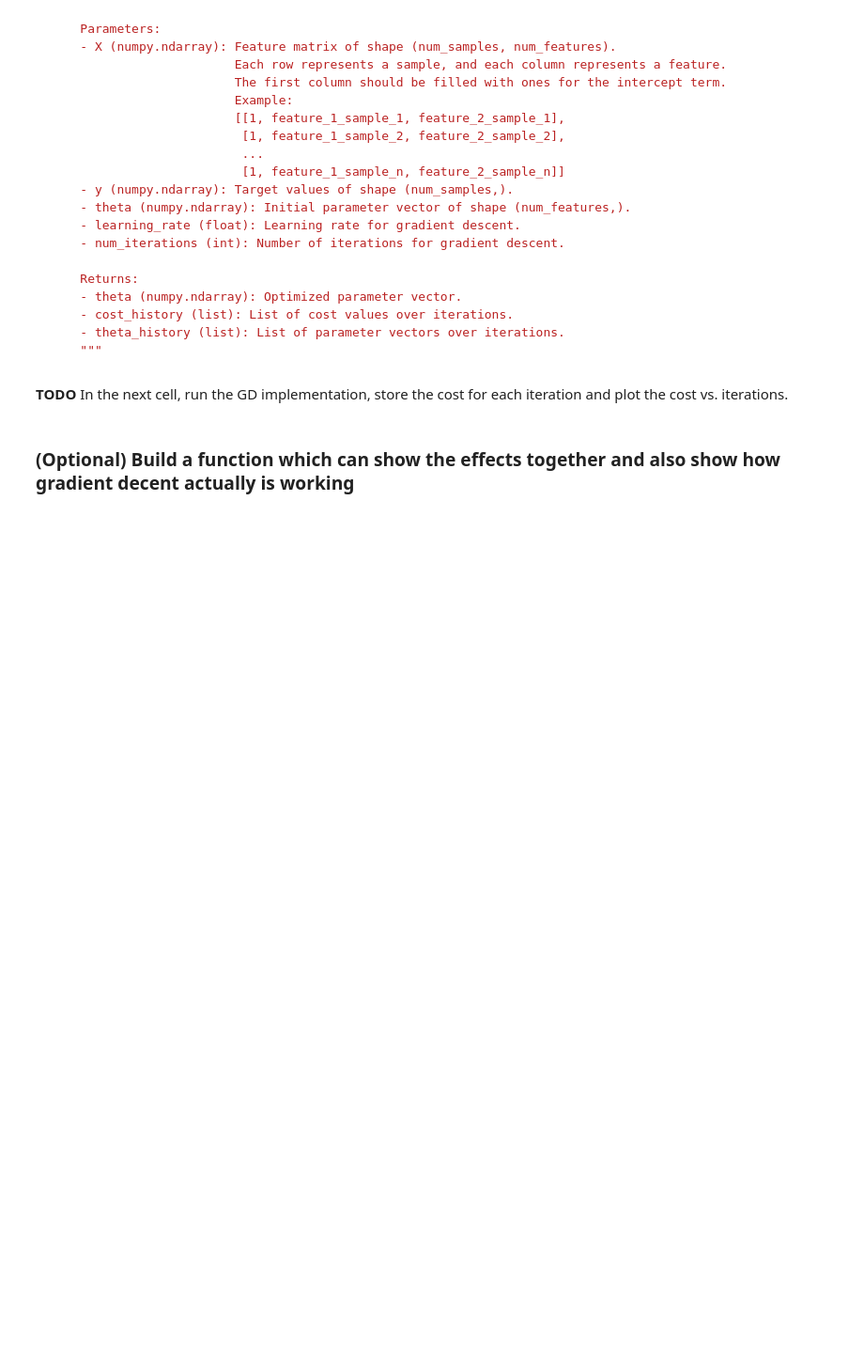
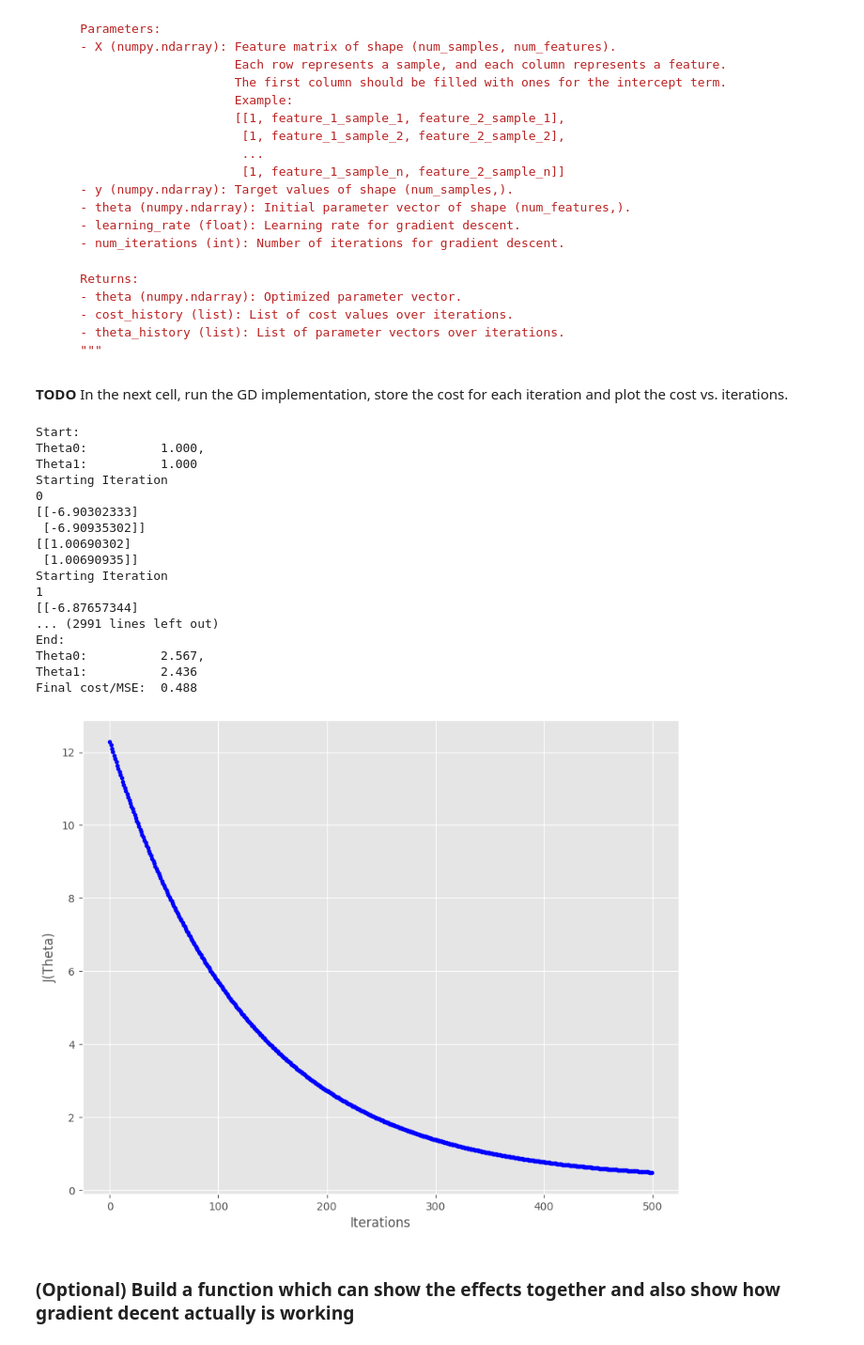
Before and after one commit to IamShubhamRana/tcl, a Jupyter notebook: Gradient_Descent.ipynb, the cells around one changed output. Shown at 94% size. Saved outputs shown, nothing was run; the diff lists cells and outputs as text; code cells hidden in the pictures; blank space fills up the shorter version.

````diff
--- a/Gradient_Descent.ipynb
+++ b/Gradient_Descent.ipynb
@@ -225,67 +227,78 @@ gradient_descent(X, y, theta, learning_rate, num_iterations):
     - theta_history (list): List of parameter vectors over iterations.
     """
 ```
-# %%
-def gradient_descent(X, y, theta, learning_rate, num_iterations):
-    """
-    Perform gradient descent to optimize parameters for linear regression.
-
-    Parameters:
-    - X (numpy.ndarray): Feature matrix of shape (num_samples, num_features).
-                         Each row represents a sample, and each column represents a feature.
-                         The first column should be filled with ones for the intercept term.
-                         Example:
-                         [[1, feature_1_sample_1, feature_2_sample_1],
-                          [1, feature_1_sample_2, feature_2_sample_2],
-                          ...
-                          [1, feature_1_sample_n, feature_2_sample_n]]
-    - y (numpy.ndarray): Target values of shape (num_samples,).
-    - theta (numpy.ndarray): Initial parameter vector of shape (num_features,).
-    - learning_rate (float): Learning rate for gradient descent.
-    - num_iterations (int): Number of iterations for gradient descent.
-
-    Returns:
-    - theta (numpy.ndarray): Optimized parameter vector.
-    - cost_history (list): List of cost values over iterations.
-    - theta_history (list): List of parameter vectors over iterations.
-    """
-    return None
+# %%
+def gradient_descent(X, y, theta, learning_rate, num_iterations):
+  cost_history = []
+  theta_history = theta.copy()
+  for i in range (0,num_iterations):
+    print("Starting Iteration")
+    print(i)
+    predictions, residuals = calculate_prediction_residuals(theta, X, y)
+    cost = calculate_cost(theta, X, y)
+    gradient = calculate_gradient(X, residuals)
+    print(gradient)
+    theta -= learning_rate * gradient
+    print(theta)
+    cost_history.append(cost)
+    theta_history = np.vstack([theta_history,theta])
+  return theta, cost_history, theta_history
 # %% [markdown]
 **TODO** In the next cell, run the GD implementation, store the cost for each iteration and plot the cost vs. iterations.
 # %%
 theta = theta_guess.copy()
+theta_history = theta
 
 print("Start:")
 print(
     "Theta0:          {:0.3f},\nTheta1:          {:0.3f}".format(
         theta[0][0], theta[1][0]
     )
 )
 
 # Add a column of ones to the feature matrix X:
 X_b = np.c_[np.ones((len(X), 1)), X]
 
 # Run Gradient Descent:
 theta, cost_history, theta_history = gradient_descent(
     X_b, y, theta, learning_rate, num_iterations
 )
 final_theta['GD']= theta
 
 
 print("End:")
 print(
     "Theta0:          {:0.3f},\nTheta1:          {:0.3f}".format(
         theta[0][0], theta[1][0]
     )
 )
 print("Final cost/MSE:  {:0.3f}".format(cost_history[-1]))
 final_cost['GD']= cost_history[-1]
 
 fig,ax = plt.subplots(figsize=(10,8))
 
 ax.set_ylabel('J(Theta)')
 ax.set_xlabel('Iterations')
 _=ax.plot(range(num_iterations),cost_history,'b.')
+# %% [output]
+Start:
+Theta0:          1.000,
+Theta1:          1.000
+Starting Iteration
+0
+[[-6.90302333]
+ [-6.90935302]]
+[[1.00690302]
+ [1.00690935]]
+Starting Iteration
+1
+[[-6.87657344]
+... (2991 lines left out)
+End:
+Theta0:          2.567,
+Theta1:          2.436
+Final cost/MSE:  0.488
+[figure, added]
 # %% [markdown]
 ### (Optional) Build a function which can show the effects together and also show how gradient decent actually is working
 # %%
````
Also changed, not shown: parts of 1 cell of this notebook.
